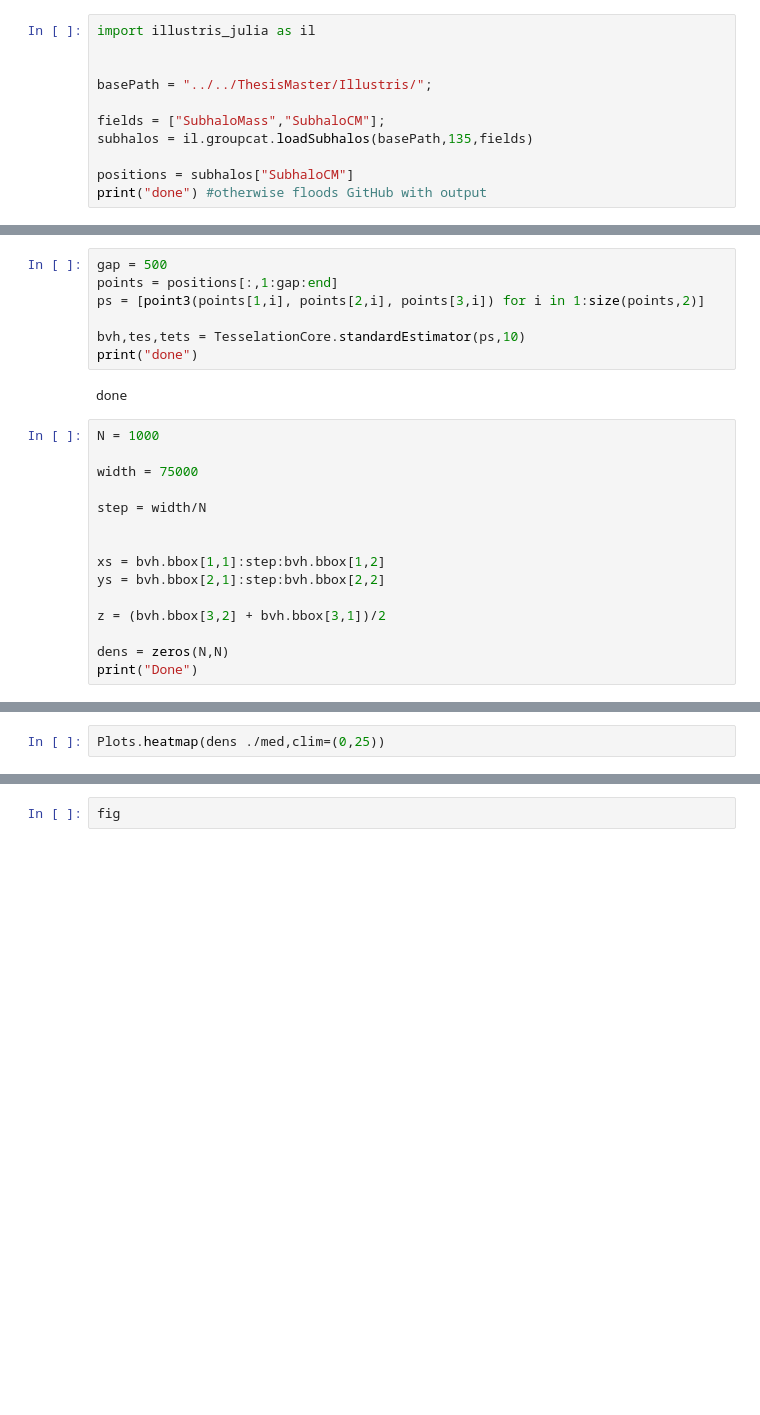
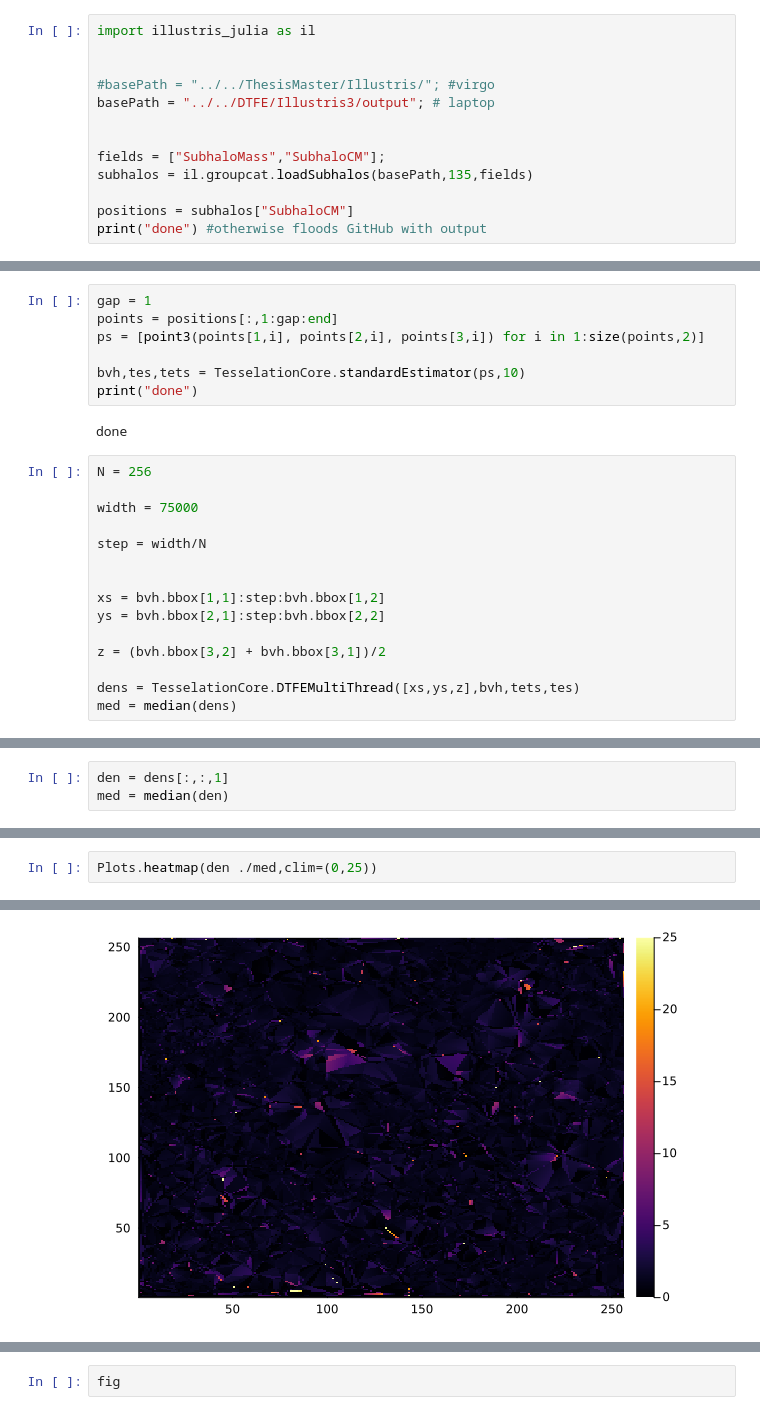
Before and after one commit to ispirovjr/CosmoDTFE.jl, a Jupyter notebook: notebooks/FieldTests.ipynb, the cells around one changed output, grey strips where cells are left out. Saved outputs shown, nothing was run; the diff lists cells and outputs as text; blank space fills up the shorter version.

```diff
--- a/notebooks/FieldTests.ipynb
+++ b/notebooks/FieldTests.ipynb
@@ -31,7 +31,9 @@ SVector{3, Float64} (alias for SArray{Tuple{3}, Float64, 1, 3})
 import illustris_julia as il
 
 
-basePath = "../../ThesisMaster/Illustris/";
+#basePath = "../../ThesisMaster/Illustris/"; #virgo
+basePath = "../../DTFE/Illustris3/output"; # laptop
+
 
 fields = ["SubhaloMass","SubhaloCM"];
 subhalos = il.groupcat.loadSubhalos(basePath,135,fields)
@@ -41,7 +43,7 @@ print("done") #otherwise floods GitHub with output
 # %% [output]
 done
 # %%
-gap = 500
+gap = 1
 points = positions[:,1:gap:end]
 ps = [point3(points[1,i], points[2,i], points[3,i]) for i in 1:size(points,2)]
 
@@ -50,7 +52,7 @@ print("done")
 # %% [output]
 done
 # %%
-N = 1000
+N = 256
 
 width = 75000
 
@@ -62,6 +64,6 @@ ys = bvh.bbox[2,1]:step:bvh.bbox[2,2]
 
 z = (bvh.bbox[3,2] + bvh.bbox[3,1])/2
 
-dens = zeros(N,N)
-print("Done")
+dens = TesselationCore.DTFEMultiThread([xs,ys,z],bvh,tets,tes)
+med = median(dens)
 # %% [output]
@@ -142,0 +71,3 @@ Suggestion: check for spelling errors or missing imports.
+# %%
+den = dens[:,:,1]
+med = median(den)
@@ -143,3 +76,3 @@ Suggestion: check for spelling errors or missing imports.
 # %%
-Plots.heatmap(dens ./med,clim=(0,25))
+Plots.heatmap(den ./med,clim=(0,25))
 # %% [output]
@@ -148 +79,2 @@ Suggestion: check for spelling errors or missing imports.
+[figure, added]
 # %%
```
Also changed, not shown: parts of 17 cells of this notebook, 5 other files.
